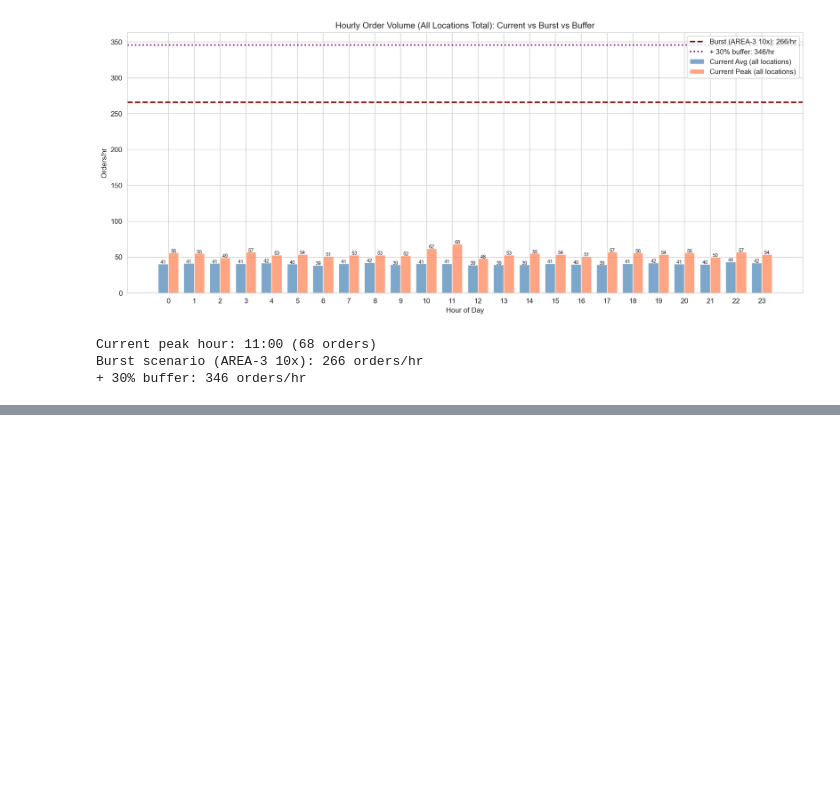
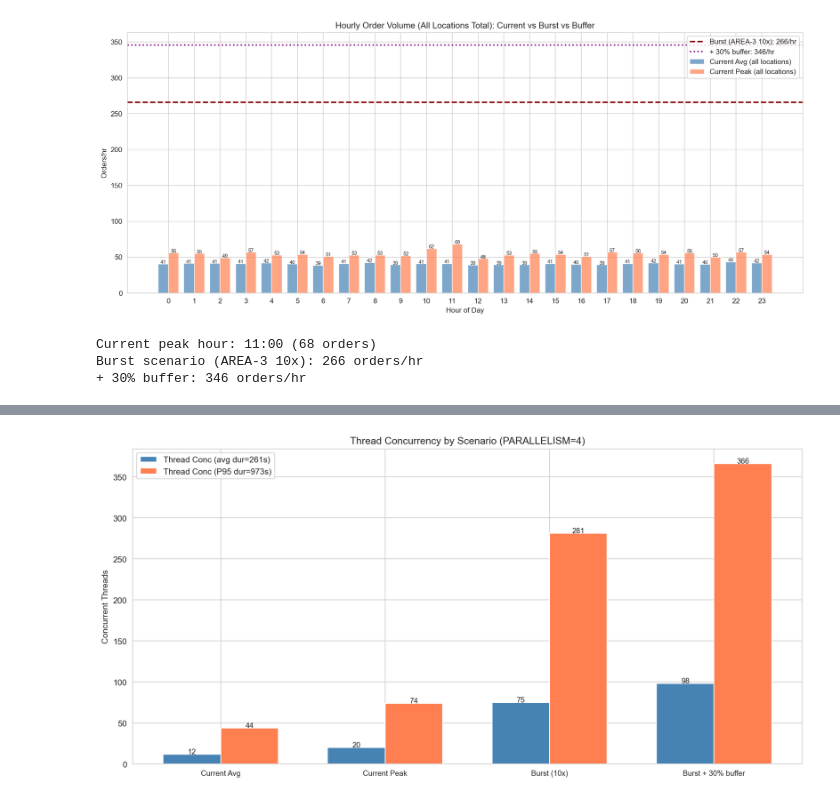
Before and after one commit to yschiang/perf-profiling, a Jupyter notebook: notebooks/step6_capacity_sizing.ipynb, the cells around one changed output, grey strips where cells are left out. Drawn from its saved outputs; the diff is of its cells as text; code cells hidden in the pictures; blank space fills up the shorter version.

```diff
--- a/notebooks/step6_capacity_sizing.ipynb
+++ b/notebooks/step6_capacity_sizing.ipynb
@@ -248,0 +256,88 @@ Burst scenario (AREA-3 10x): 266 orders/hr
+# %%
+# Concurrency estimation using Little's Law
+# L = λ × W  (concurrent orders = arrival_rate × avg_processing_time)
+
+# Normal orders only (exclude anomalies for realistic duration estimate)
+sys_flags = pd.read_csv('../data/system_anomaly_flags.csv')
+usr_flags = pd.read_csv('../data/user_anomaly_flags.csv')
+merged = df.merge(sys_flags[['order_id', 'is_system_anomaly']], on='order_id').merge(usr_flags, on='order_id')
+normal = merged[~(merged['is_system_anomaly'] | merged['is_user_anomaly'])]
+
+avg_duration_sec = normal['total_duration_seconds'].mean()
+p50_duration_sec = normal['total_duration_seconds'].median()
+p95_duration_sec = normal['total_duration_seconds'].quantile(0.95)
+
+print(f"Processing time (normal orders): avg={avg_duration_sec:.0f}s ({avg_duration_sec/60:.1f}min), "
+      f"P50={p50_duration_sec:.0f}s, P95={p95_duration_sec:.0f}s")
+
+# Build concurrency table
+scenarios_conc = []
+# Current avg
+scenarios_conc.append({
+    'Scenario': 'Current Avg',
+    'Orders/hr': hourly_stats['avg'].mean(),
+    'Avg Duration (s)': avg_duration_sec,
+})
+# Current peak
+scenarios_conc.append({
+    'Scenario': 'Current Peak',
+    'Orders/hr': hourly_stats['peak'].max(),
+    'Avg Duration (s)': avg_duration_sec,
+})
+# Burst (worst case)
+max_burst = scenario_df['Total System Load (orders/hr)'].max()
+scenarios_conc.append({
+    'Scenario': f'Burst ({BURST_MULTIPLIER}x)',
+    'Orders/hr': max_burst,
+    'Avg Duration (s)': avg_duration_sec,
+})
+# Burst + buffer
+scenarios_conc.append({
+    'Scenario': f'Burst + {(CAPACITY_BUFFER-1)*100:.0f}% buffer',
+    'Orders/hr': max_burst * CAPACITY_BUFFER,
+    'Avg Duration (s)': avg_duration_sec,
+})
+
+conc_df = pd.DataFrame(scenarios_conc)
+conc_df['Order Concurrency'] = (conc_df['Orders/hr'] * conc_df['Avg Duration (s)'] / 3600).round(1)
+conc_df['Thread Concurrency'] = (conc_df['Order Concurrency'] * PARALLELISM).round(0).astype(int)
+
+# Also show with P95 duration (pessimistic estimate)
+conc_df['Order Conc (P95 dur)'] = (conc_df['Orders/hr'] * p95_duration_sec / 3600).round(1)
+conc_df['Thread Conc (P95 dur)'] = (conc_df['Order Conc (P95 dur)'] * PARALLELISM).round(0).astype(int)
+
+print(f"\nParallelism per order: {PARALLELISM} threads")
+print(f"\n=== Concurrency Estimation (Little's Law: L = λ × W) ===")
+print(f"{'Scenario':<25} {'Orders/hr':>10} {'Order Conc':>12} {'Thread Conc':>13} │ {'Order(P95)':>12} {'Thread(P95)':>13}")
+print("-" * 95)
+for _, row in conc_df.iterrows():
+    print(f"{row['Scenario']:<25} {row['Orders/hr']:>10.0f} {row['Order Concurrency']:>12.1f} {row['Thread Concurrency']:>13} │ "
+          f"{row['Order Conc (P95 dur)']:>12.1f} {row['Thread Conc (P95 dur)']:>13}")
+
+print(f"\n  Order Concurrency = Orders/hr × Avg Duration / 3600")
+print(f"  Thread Concurrency = Order Concurrency × {PARALLELISM} (parallelism)")
+print(f"  P95 column = 用 P95 duration 估算（悲觀情境，tail orders 處理更久）")
+
+# Chart
+fig, ax = plt.subplots(figsize=(12, 6))
+x = range(len(conc_df))
+w = 0.35
+bars1 = ax.bar([i - w/2 for i in x], conc_df['Thread Concurrency'], width=w,
+               label=f'Thread Conc (avg dur={avg_duration_sec:.0f}s)', color='steelblue')
+bars2 = ax.bar([i + w/2 for i in x], conc_df['Thread Conc (P95 dur)'], width=w,
+               label=f'Thread Conc (P95 dur={p95_duration_sec:.0f}s)', color='coral')
+
+for bar in bars1:
+    ax.text(bar.get_x() + bar.get_width()/2, bar.get_height() + 0.5, f'{bar.get_height():.0f}', ha='center', fontsize=9)
+for bar in bars2:
+    ax.text(bar.get_x() + bar.get_width()/2, bar.get_height() + 0.5, f'{bar.get_height():.0f}', ha='center', fontsize=9)
+
+ax.set_xticks(list(x))
+ax.set_xticklabels(conc_df['Scenario'], fontsize=9)
+ax.set_title(f'Thread Concurrency by Scenario (PARALLELISM={PARALLELISM})')
+ax.set_ylabel('Concurrent Threads')
+ax.legend()
+plt.tight_layout()
+plt.savefig(REPORTS_DIR / 'step6_concurrency.png', dpi=150)
+plt.show()
+# %% [output]
@@ -249 +359,2 @@ Burst scenario (AREA-3 10x): 266 orders/hr
+[figure, added]
 # %% [markdown]
```
Also changed, not shown: parts of 4 cells of this notebook.
